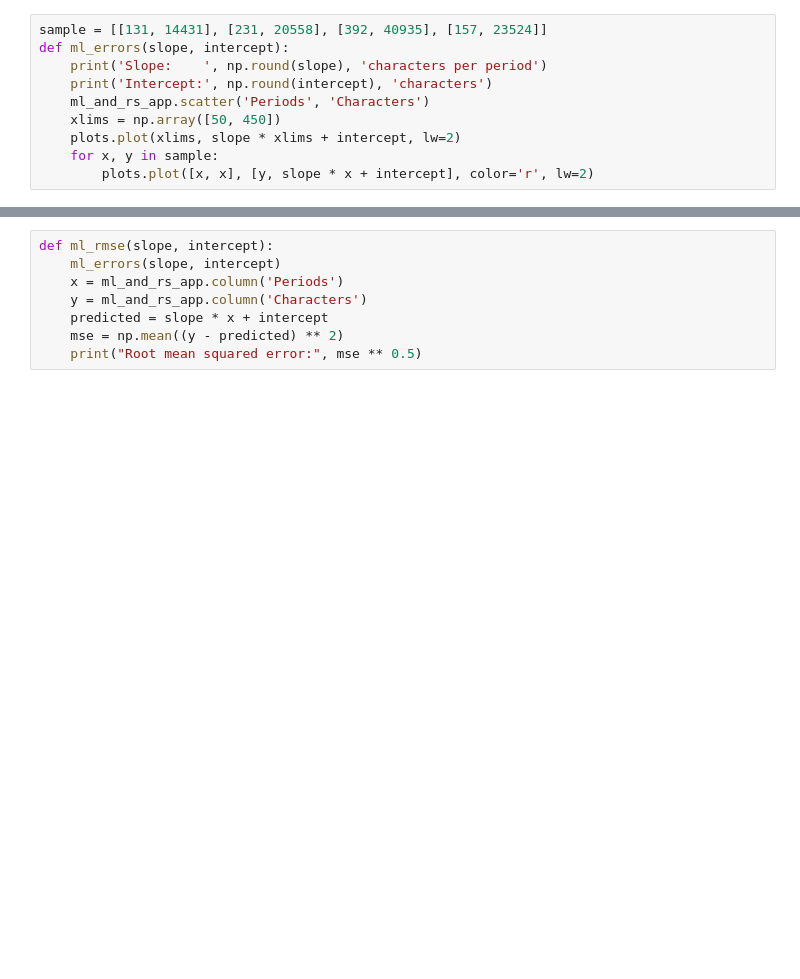
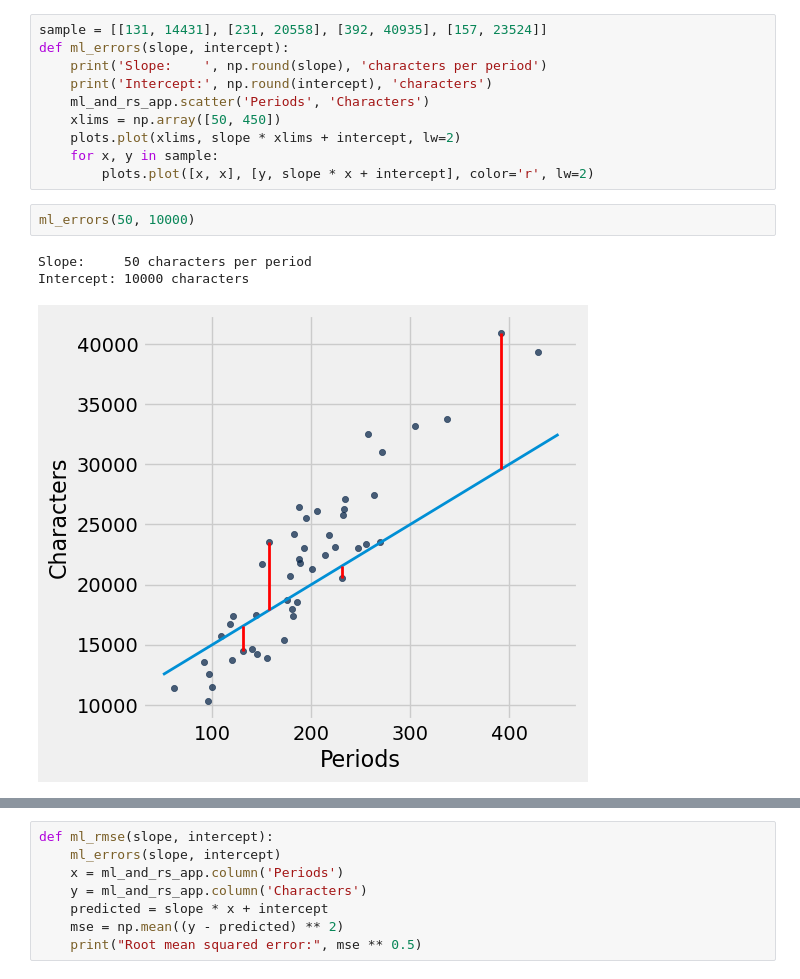
Before and after one commit to Fondad/Regression, a Jupyter notebook: lec5.ipynb, the cells around one changed output, grey strips where cells are left out. Drawn from its saved outputs; the diff is of its cells as text; blank space fills up the shorter version.

```diff
--- a/lec5.ipynb
+++ b/lec5.ipynb
@@ -52,3 +117,9 @@ def ml_errors(slope, intercept):
     plots.plot(xlims, slope * xlims + intercept, lw=2)
     for x, y in sample:
         plots.plot([x, x], [y, slope * x + intercept], color='r', lw=2)
+# %%
+ml_errors(50, 10000)
+# %% [output]
+Slope:     50 characters per period
+Intercept: 10000 characters
+[figure, added]
```
Also changed, not shown: parts of 29 cells of this notebook.
